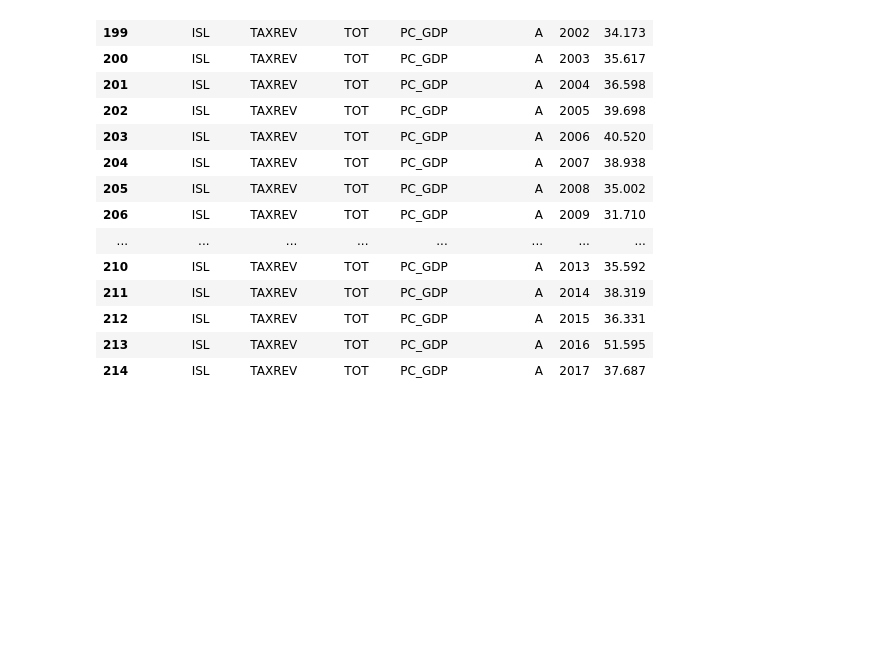
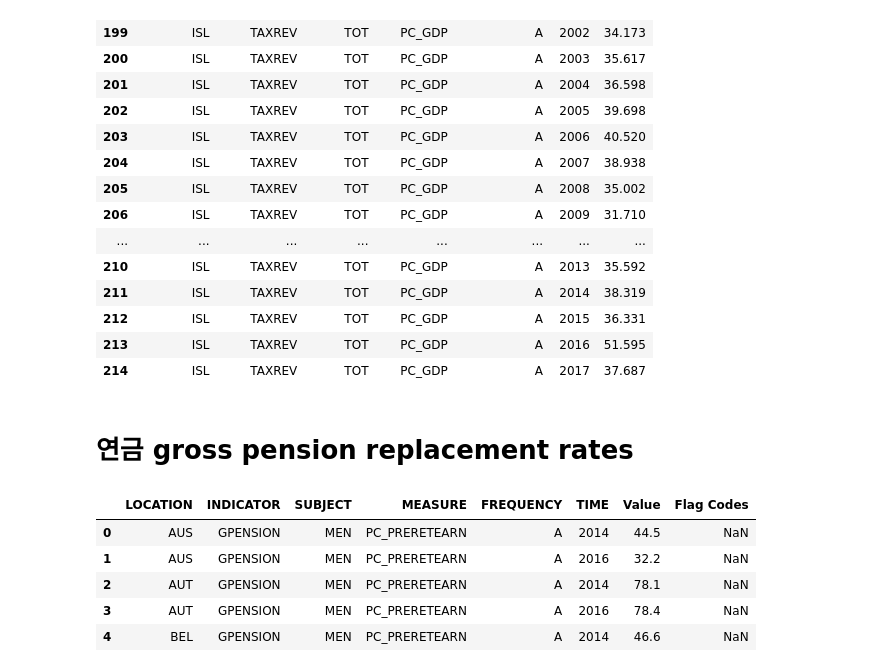
Before and after one commit to hanseul-wang/fire-prediction-model-Kimhae, a Jupyter notebook: Data_analisis/pension & tax.ipynb, the cells around one changed output. Drawn from its saved outputs; the diff is of its cells as text; code cells hidden in the pictures; blank space fills up the shorter version.

```diff
--- a/Data_analisis/pension & tax.ipynb
+++ b/Data_analisis/pension & tax.ipynb
@@ -361,3 +360,5 @@ tax[tax['LOCATION']=='ISL']
 | 212 | ISL | TAXREV | TOT | PC_GDP | A | 2015 | 36.331 |
 | 213 | ISL | TAXREV | TOT | PC_GDP | A | 2016 | 51.595 |
 | 214 | ISL | TAXREV | TOT | PC_GDP | A | 2017 | 37.687 |
+# %% [markdown]
+# 연금 gross pension replacement rates
@@ -363,0 +367,9 @@ tax[tax['LOCATION']=='ISL']
+# %%
+gross_pension.head()
+# %% [output]
+|  | LOCATION | INDICATOR | SUBJECT | MEASURE | FREQUENCY | TIME | Value | Flag Codes |
+| 0 | AUS | GPENSION | MEN | PC_PRERETEARN | A | 2014 | 44.5 | NaN |
+| 1 | AUS | GPENSION | MEN | PC_PRERETEARN | A | 2016 | 32.2 | NaN |
+| 2 | AUT | GPENSION | MEN | PC_PRERETEARN | A | 2014 | 78.1 | NaN |
+| 3 | AUT | GPENSION | MEN | PC_PRERETEARN | A | 2016 | 78.4 | NaN |
+| 4 | BEL | GPENSION | MEN | PC_PRERETEARN | A | 2014 | 46.6 | NaN |
```
Also changed, not shown: parts of 8 cells of this notebook, 2 other files.
